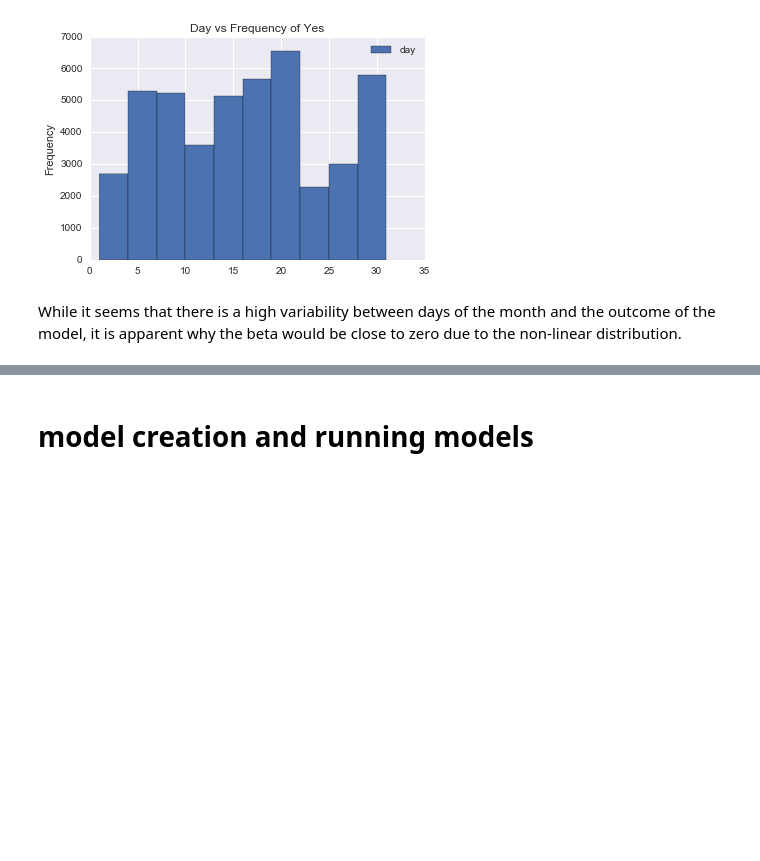
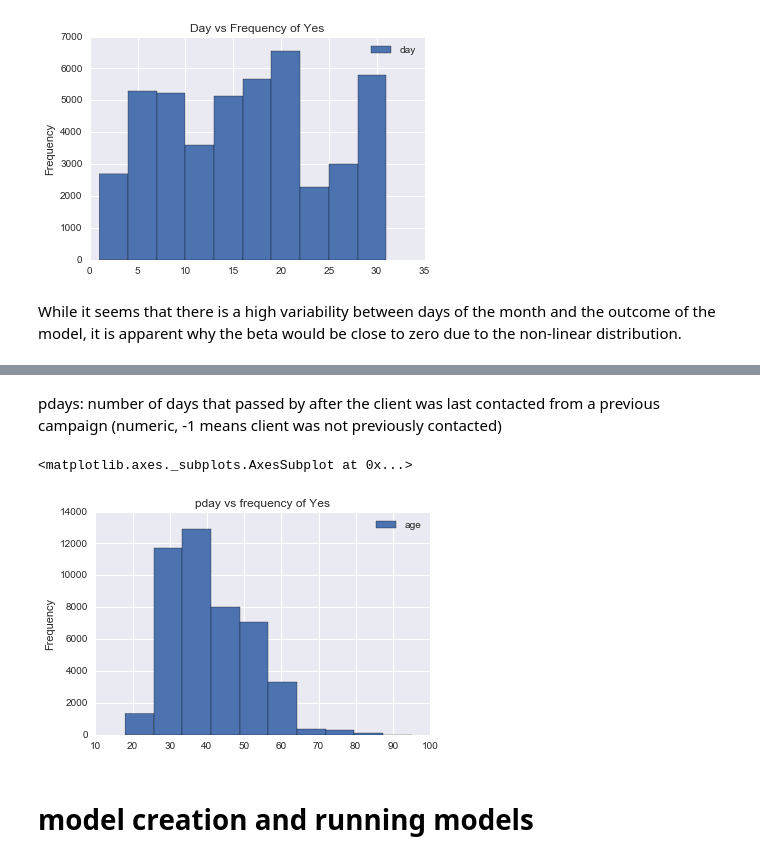
Before and after one commit to DavisTownsend/Marketing-Project, a Jupyter notebook: Marketing Project Sean.ipynb, the cells around one changed output, grey strips where cells are left out. Cells and saved outputs as stored; diff of their text form; code cells hidden in the pictures; blank space fills up the shorter version.

```diff
--- a/Marketing Project Sean.ipynb
+++ b/Marketing Project Sean.ipynb
@@ -100,3 +107,10 @@ While it seems that there is a high variability between days of the month and th
+# %% [markdown]
+pdays: number of days that passed by after the client was last contacted from a previous campaign (numeric, -1 means client was not previously contacted)
+# %%
+data[["age","y_yes"]].plot(y="age",x="y_yes",kind="hist",title="pday vs frequency of Yes")
+# %% [output]
+<matplotlib.axes._subplots.AxesSubplot at 0x...>
+[figure, added]
 # %% [markdown]
 # model creation and running models
 # %%
```
Also changed, not shown: parts of 3 cells of this notebook.
